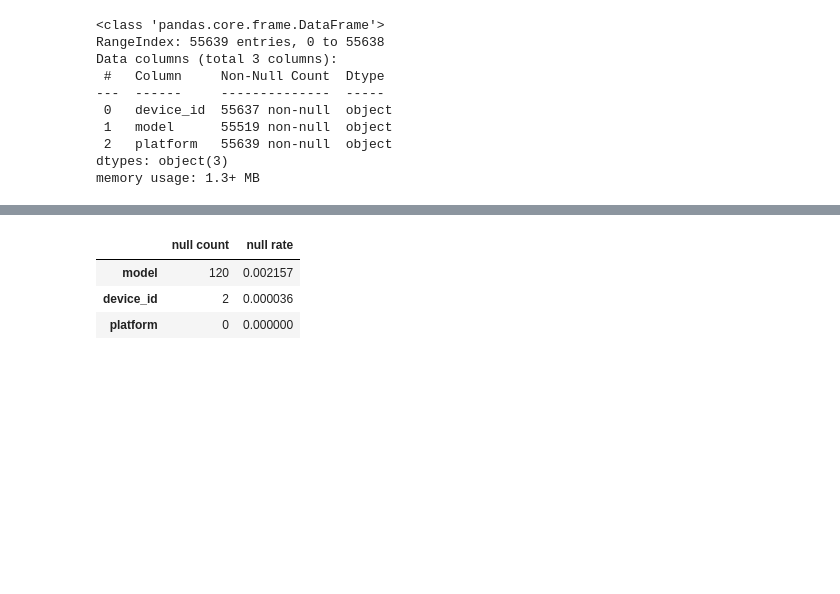
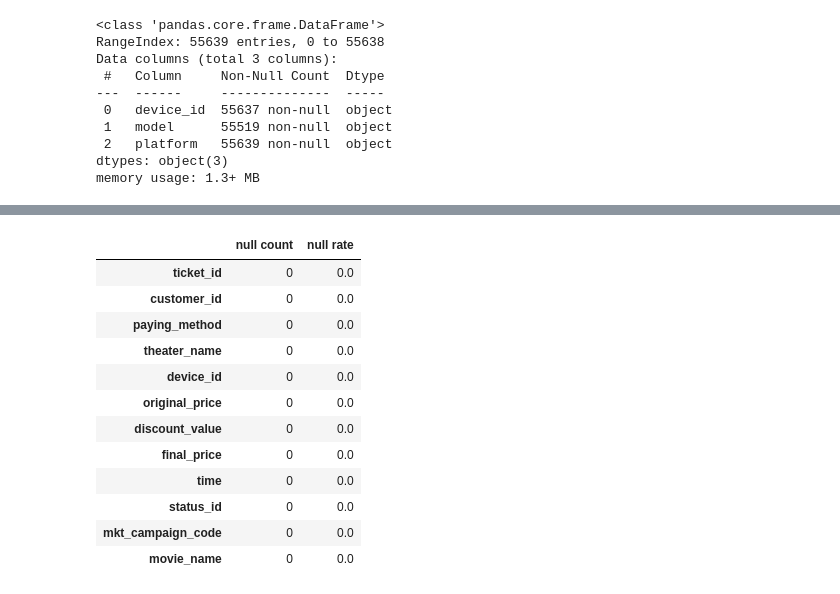
Before and after one commit to DucD0610/HOYTS-Cinema-Ticket-Sales-Analysis, a Jupyter notebook: Capstone project/captone project.ipynb, the cells around one changed output, grey strips where cells are left out. Saved outputs shown, nothing was run; the diff lists cells and outputs as text; code cells hidden in the pictures; blank space fills up the shorter version.

```diff
--- a/Capstone project/captone project.ipynb
+++ b/Capstone project/captone project.ipynb
@@ -135,0 +201,3 @@ def calc_null_rate(df):
+# %%
+#Time table is in object/text. It should be time
+df_ticket['time'] = pd.to_datetime(df_ticket['time'])
@@ -136,7 +226,16 @@ def calc_null_rate(df):
 # %%
-calc_null_rate(df_device)
+calc_null_rate(df_ticket)
 # %% [output]
 |  | null count | null rate |
-| model | 120 | 0.002157 |
-| device_id | 2 | 0.000036 |
-| platform | 0 | 0.000000 |
+| ticket_id | 0 | 0.0 |
+| customer_id | 0 | 0.0 |
+| paying_method | 0 | 0.0 |
+| theater_name | 0 | 0.0 |
+| device_id | 0 | 0.0 |
+| original_price | 0 | 0.0 |
+| discount_value | 0 | 0.0 |
+| final_price | 0 | 0.0 |
+| time | 0 | 0.0 |
+| status_id | 0 | 0.0 |
+| mkt_campaign_code | 0 | 0.0 |
+| movie_name | 0 | 0.0 |
```
Also changed, not shown: parts of 12 cells of this notebook.
